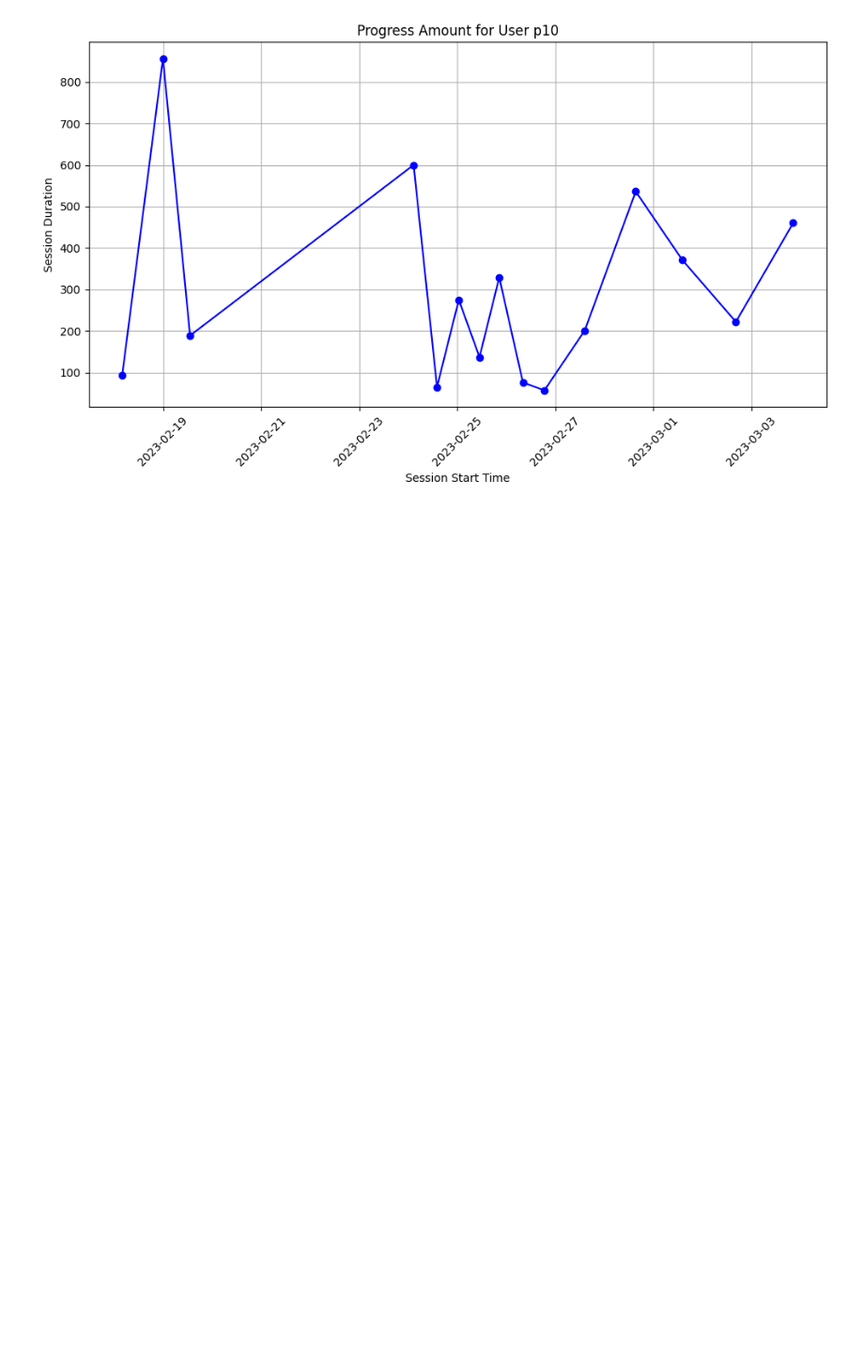
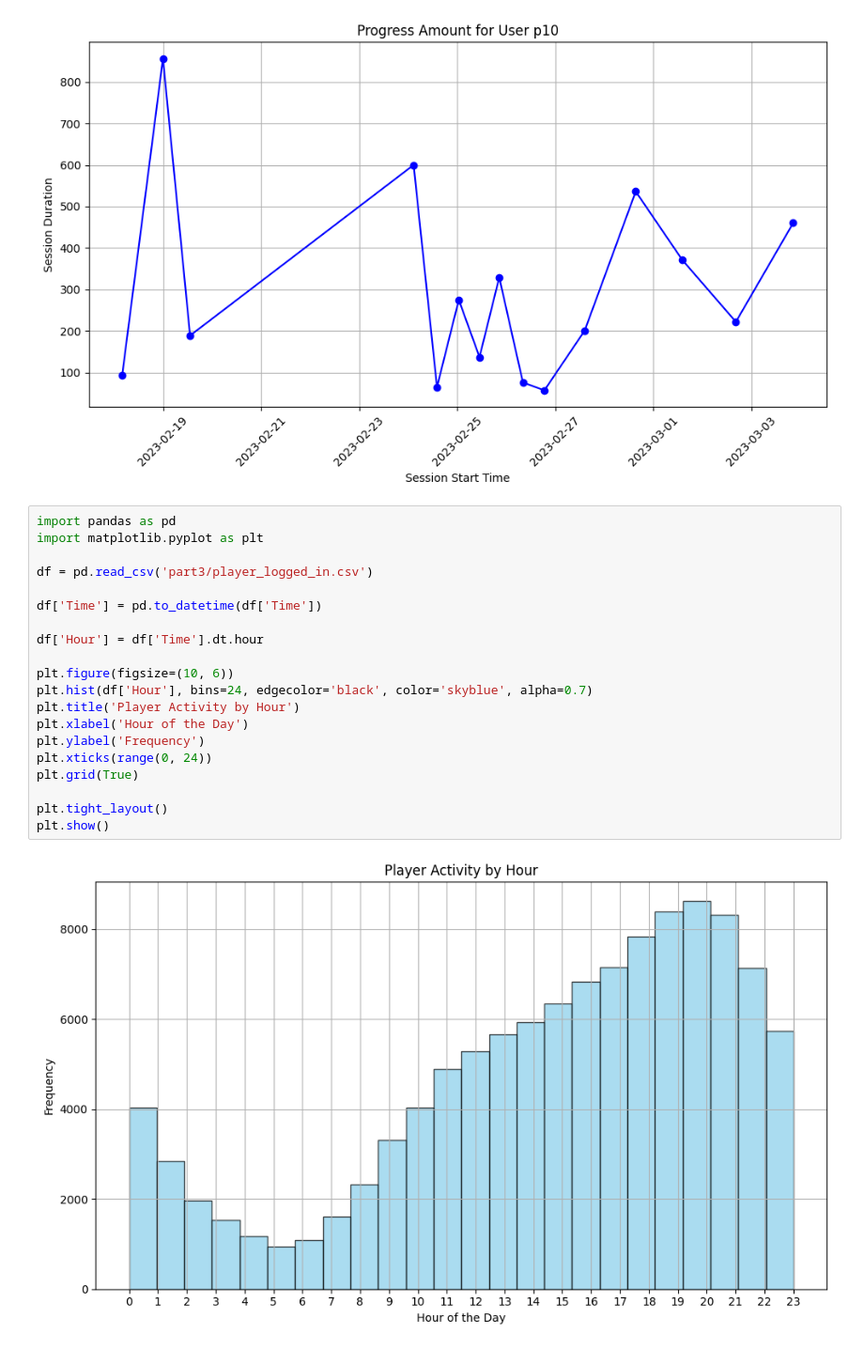
Before and after one commit to itcOnlineGaming/GA_25_P1_Part3_Ruslan_Gavrilov, a Jupyter notebook: notebook.ipynb, the cells around one changed output. Shown at 94% size. Cells and saved outputs as stored; diff of their text form; blank space fills up the shorter version.

Commit message:
#3.8  Peak Play Times

```diff
--- a/notebook.ipynb
+++ b/notebook.ipynb
@@ -245,3 +245,25 @@ plt.show()
 # %% [output]
 [figure]
 [figure]
+# %%
+import pandas as pd
+import matplotlib.pyplot as plt
+
+df = pd.read_csv('part3/player_logged_in.csv')
+
+df['Time'] = pd.to_datetime(df['Time'])
+
+df['Hour'] = df['Time'].dt.hour
+
+plt.figure(figsize=(10, 6))
+plt.hist(df['Hour'], bins=24, edgecolor='black', color='skyblue', alpha=0.7)
+plt.title('Player Activity by Hour')
+plt.xlabel('Hour of the Day')
+plt.ylabel('Frequency')
+plt.xticks(range(0, 24))
+plt.grid(True)
+
+plt.tight_layout()
+plt.show()
+# %% [output]
+[figure, added]
```
